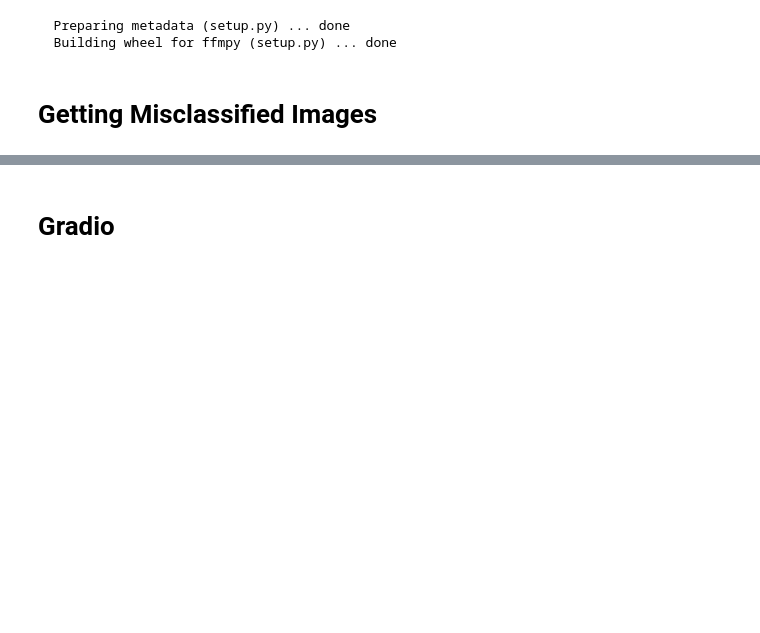
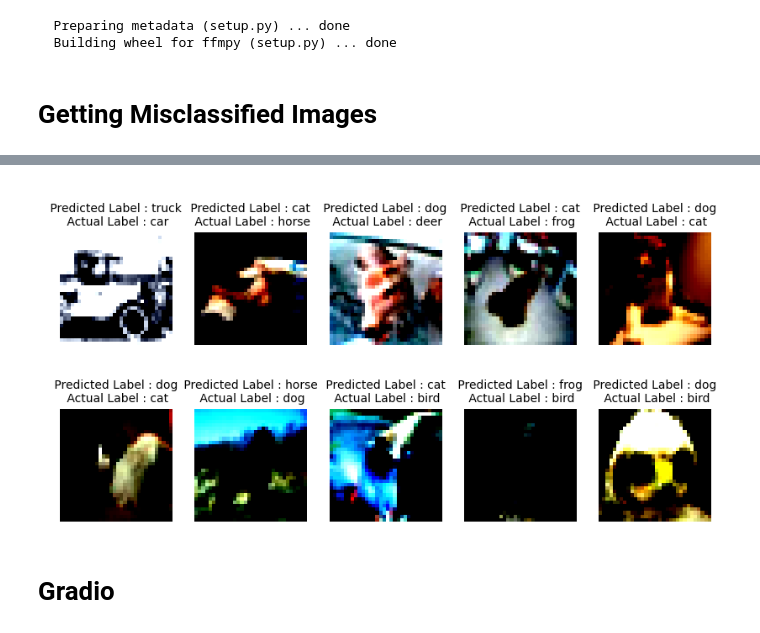
Before and after one commit to MPGarg/ERA1_Session12, a Jupyter notebook: ERA1_S12.ipynb, the cells around one changed output, grey strips where cells are left out. Drawn from its saved outputs; the diff is of its cells as text; code cells hidden in the pictures; blank space fills up the shorter version.

```diff
--- a/ERA1_S12.ipynb
+++ b/ERA1_S12.ipynb
@@ -66,3 +142,5 @@ cifar10_dm = CIFAR10DataModule(
+# %%
+cifar10_dm = DataModuleCIFAR10()
 # %% [markdown]
 ### Lightning Module
 Check out the [`configure_optimizers`](https://pytorch-lightning.readthedocs.io/en/stable/common/lightning_module.html#configure-optimizers)
@@ -71,11 +149,13 @@ in 20-30 epochs and 93-94% accuracy in 40-50 epochs. Feel free to experiment wit
 LR schedules from https://pytorch.org/docs/stable/optim.html#how-to-adjust-learning-rate
 # %%
 class LitResnet(LightningModule):
-    def __init__(self, lr=0.05, drop= 0.2, norm='BN',groupsize=1):
+    def __init__(self, lr=0.01, drop= 0.05, norm='BN',groupsize=1):
         super().__init__()
 
         self.save_hyperparameters()
         self.num_classes =10
+        self.lr = lr
+
         self.convblock1 = nn.Sequential(
             nn.Conv2d(in_channels=3, out_channels=64, kernel_size=(3, 3), padding=1, bias=False),
             nn.ReLU(),
@@ -153,8 +233,6 @@ class LitResnet(LightningModule):
         x = self.convblock4(x)
         x = x.view(-1, 10)
         return F.log_softmax(x, dim=-1)
-        #out = self.model(x)
-        #return F.log_softmax(out, dim=1)
 
     def training_step(self, batch, batch_idx):
         x, y = batch
@@ -184,14 +262,15 @@ class LitResnet(LightningModule):
         optimizer = torch.optim.Adam(
             self.parameters(),
             lr=self.hparams.lr,
-
             weight_decay=5e-4,
         )
-        steps_per_epoch = 45000 // BATCH_SIZE
+
+        steps_per_epoch = 50000 // BATCH_SIZE
+
         scheduler_dict = {
             "scheduler": OneCycleLR(
                 optimizer,
-                0.001,
+                self.lr,
                 epochs=self.trainer.max_epochs,
                 steps_per_epoch=steps_per_epoch,
             ),
@@ -284,7 +360,7 @@ pip install --quiet gradio
 # Getting Misclassified Images
 # %%
 from matplotlib import pyplot as plt
-def get_incorrrect_predictions(model, loader, device):
+def get_incorrrect_predictions1(model, loader, device):
     """Get all incorrect predictions
 
     Args:
@@ -309,7 +385,7 @@ def get_incorrrect_predictions(model, loader, device):
 
     return incorrect
 
-def display_incorrect_images(mismatch, n=20 ):
+def display_incorrect_images1(mismatch, n=20 ):
     classes = ['plane', 'car', 'bird', 'cat', 'deer', 'dog', 'frog', 'horse', 'ship', 'truck']
     display_images = mismatch[:n]
     index = 0
@@ -324,3 +400,8 @@ def display_incorrect_images(mismatch, n=20 ):
         ax.imshow(np.transpose(image, (1, 2, 0)))
         index = index + 1
     plt.show()
+# %%
+#model1 = model.to_device('cuda')
+mis_class_images = get_incorrrect_predictions1(model, cifar10_dm.test_dataloader(), 'cpu')
+display_incorrect_images1(mis_class_images, n=10)
+# %% [output]
@@ -327,3 +418,4 @@ def display_incorrect_images(mismatch, n=20 ):
+[figure, added]
 # %% [markdown]
 # Gradio
 # %%
```
Also changed, not shown: parts of 10 cells of this notebook.
